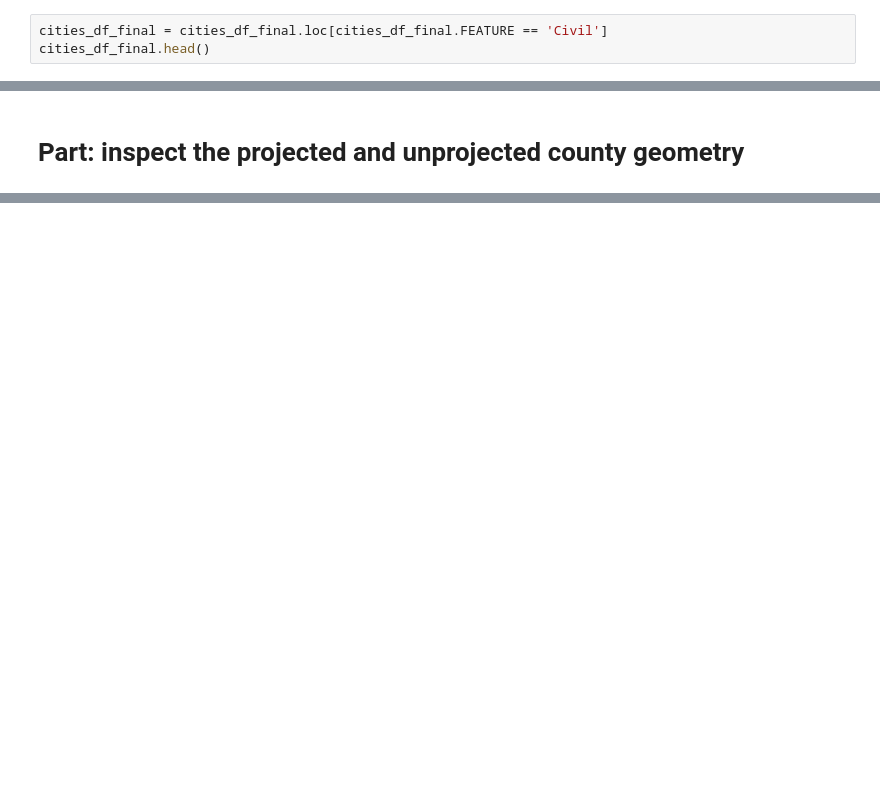
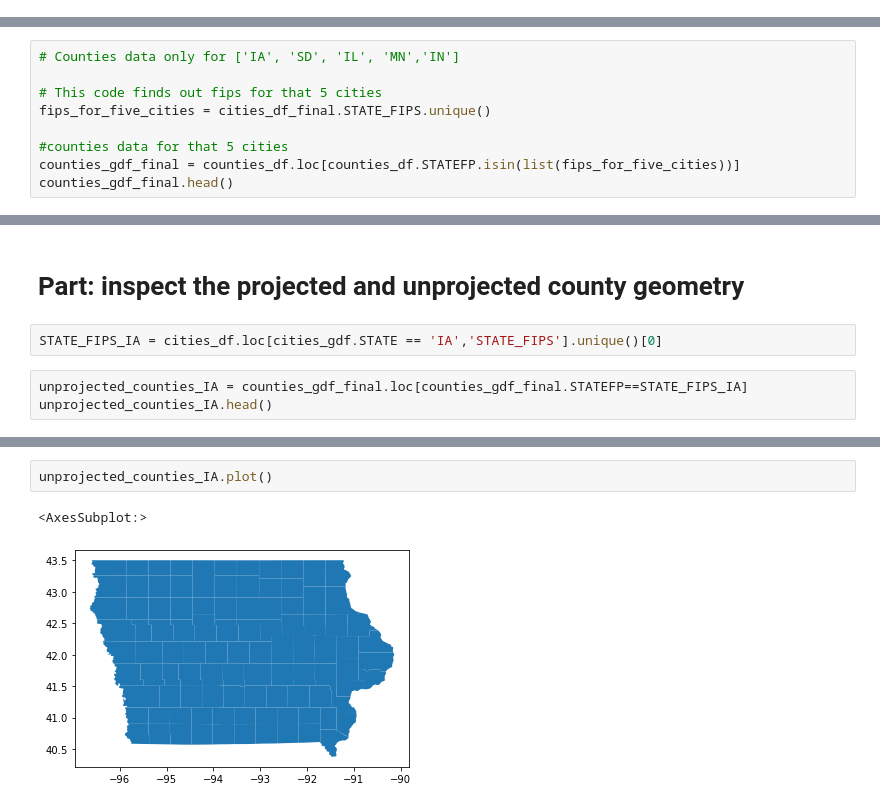
Before and after one commit to rahmanole/CSC585, a Jupyter notebook: project_2/project_2.ipynb, the cells around one changed output, grey strips where cells are left out. Drawn from its saved outputs; the diff is of its cells as text; blank space fills up the shorter version.

```diff
--- a/project_2/project_2.ipynb
+++ b/project_2/project_2.ipynb
@@ -53,3 +53,0 @@ cities_df_final = cities_df_final.loc[cities_df_final.FEATURE == 'Civil']
-# %%
-cities_df_final = cities_df_final.loc[cities_df_final.FEATURE == 'Civil']
-cities_df_final.head()
@@ -89,0 +59,9 @@ unprojected_counties_IA.head()
+# %%
+# Counties data only for ['IA', 'SD', 'IL', 'MN','IN']
+
+# This code finds out fips for that 5 cities
+fips_for_five_cities = cities_df_final.STATE_FIPS.unique()
+
+#counties data for that 5 cities
+counties_gdf_final = counties_df.loc[counties_df.STATEFP.isin(list(fips_for_five_cities))]
+counties_gdf_final.head()
@@ -103,2 +81,7 @@ counties_projeted_gdf.head()
 # %% [markdown]
 # Part: inspect the projected and unprojected county geometry
+# %%
+STATE_FIPS_IA = cities_df.loc[cities_gdf.STATE == 'IA','STATE_FIPS'].unique()[0]
+# %%
+unprojected_counties_IA = counties_gdf_final.loc[counties_gdf_final.STATEFP==STATE_FIPS_IA]
+unprojected_counties_IA.head()
@@ -105,2 +95,7 @@ counties_projeted_gdf.head()
+# %%
+unprojected_counties_IA.plot()
+# %% [output]
+<AxesSubplot:>
+[figure, added]
 # %%
 projected_counties_IA = counties_projeted_gdf.loc[counties_projeted_gdf.STATEFP==STATE_FIPS_IA]
```
Also changed, not shown: parts of 30 cells of this notebook.
